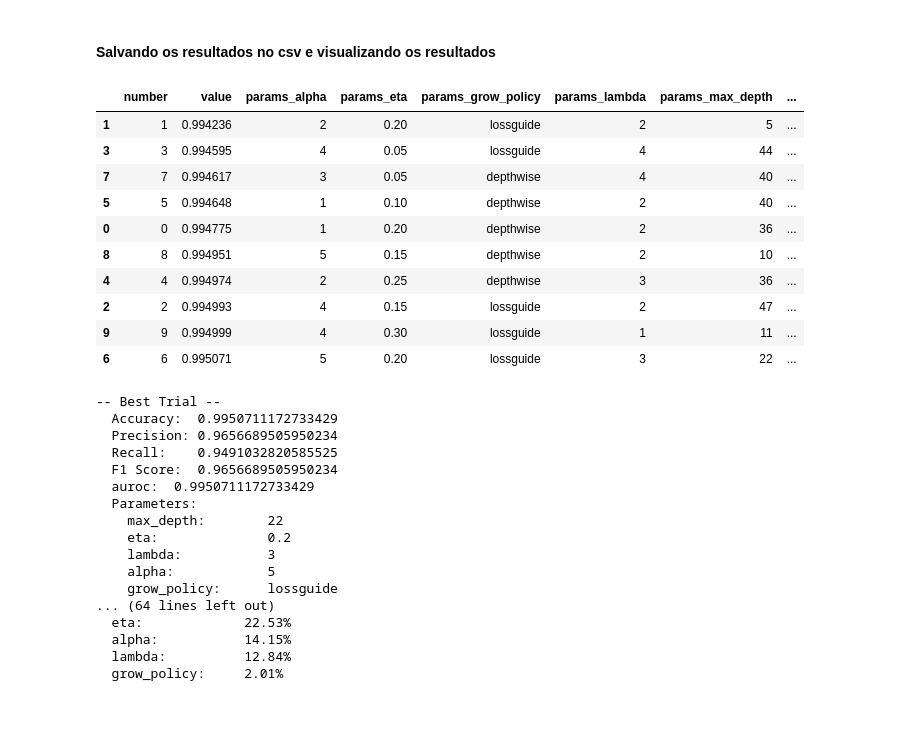
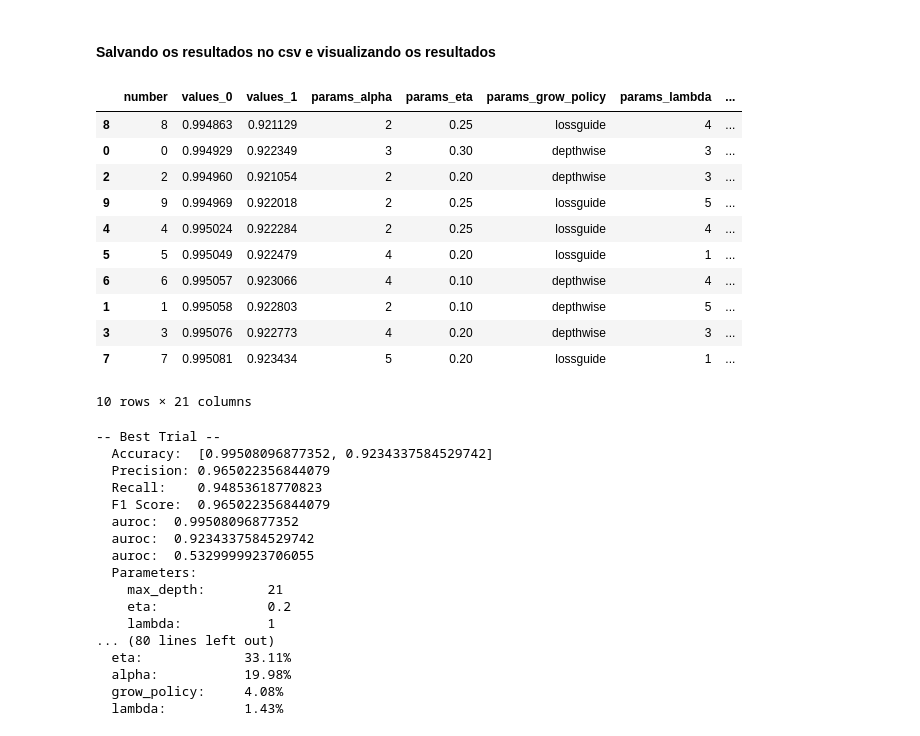
Before and after one commit to GuilhermeMaciel75/RN-Airline-Passenger-Satisfaction, a Jupyter notebook: src/xgboost.ipynb, the cells around one changed output. Cells and saved outputs as stored; diff of their text form; code cells hidden in the pictures.

```diff
--- a/src/xgboost.ipynb
+++ b/src/xgboost.ipynb
@@ -245,4 +251,4 @@ def objective(trial):
 # %%
-study = optuna.create_study(direction='maximize')
+study = optuna.create_study(directions=['maximize', 'maximize'])
 study.optimize(objective, n_trials=10)
 # %% [output]
@@ -352,7 +363,7 @@ AUPR:             0.9932
 # %%
 df = study.trials_dataframe()
 df = df[df["state"] == "COMPLETE"].drop(["datetime_start", "datetime_complete", "duration", "state"], axis=1)
-df = df.sort_values("value")  # Sort based on accuracy
+df = df.sort_values(['values_0', 'values_1'])  # Sort based on accuracy
 
 csv_file = "optuna_results_xgb.csv"
 df_existing = pd.read_csv(csv_file) if os.path.isfile(csv_file) else None
@@ -360,27 +371,30 @@ df_existing = pd.read_csv(csv_file) if os.path.isfile(csv_file) else None
 df_existing = pd.concat([df_existing, df], ignore_index=True) if df_existing is not None else df
 df_existing.to_csv(csv_file, index=False)
 # %%
-df_existing.sort_values("user_attrs_auroc")
+df_existing
 # %% [output]
-|  | number | value | params_alpha | params_eta | params_grow_policy | params_lambda | params_max_depth | ... |
-| 1 | 1 | 0.994236 | 2 | 0.20 | lossguide | 2 | 5 | ... |
-| 3 | 3 | 0.994595 | 4 | 0.05 | lossguide | 4 | 44 | ... |
-| 7 | 7 | 0.994617 | 3 | 0.05 | depthwise | 4 | 40 | ... |
-| 5 | 5 | 0.994648 | 1 | 0.10 | depthwise | 2 | 40 | ... |
-| 0 | 0 | 0.994775 | 1 | 0.20 | depthwise | 2 | 36 | ... |
-| 8 | 8 | 0.994951 | 5 | 0.15 | depthwise | 2 | 10 | ... |
-| 4 | 4 | 0.994974 | 2 | 0.25 | depthwise | 3 | 36 | ... |
-| 2 | 2 | 0.994993 | 4 | 0.15 | lossguide | 2 | 47 | ... |
-| 9 | 9 | 0.994999 | 4 | 0.30 | lossguide | 1 | 11 | ... |
-| 6 | 6 | 0.995071 | 5 | 0.20 | lossguide | 3 | 22 | ... |
+|  | number | values_0 | values_1 | params_alpha | params_eta | params_grow_policy | params_lambda | ... |
+| 8 | 8 | 0.994863 | 0.921129 | 2 | 0.25 | lossguide | 4 | ... |
+| 0 | 0 | 0.994929 | 0.922349 | 3 | 0.30 | depthwise | 3 | ... |
+| 2 | 2 | 0.994960 | 0.921054 | 2 | 0.20 | depthwise | 3 | ... |
+| 9 | 9 | 0.994969 | 0.922018 | 2 | 0.25 | lossguide | 5 | ... |
+| 4 | 4 | 0.995024 | 0.922284 | 2 | 0.25 | lossguide | 4 | ... |
+| 5 | 5 | 0.995049 | 0.922479 | 4 | 0.20 | lossguide | 1 | ... |
+| 6 | 6 | 0.995057 | 0.923066 | 4 | 0.10 | depthwise | 4 | ... |
+| 1 | 1 | 0.995058 | 0.922803 | 2 | 0.10 | depthwise | 5 | ... |
+| 3 | 3 | 0.995076 | 0.922773 | 4 | 0.20 | depthwise | 3 | ... |
+| 7 | 7 | 0.995081 | 0.923434 | 5 | 0.20 | lossguide | 1 | ... |
+10 rows × 21 columns
 # %%
-best_trial = study.best_trial
+best_trial = study.best_trials[0]
 print("\n-- Best Trial --")
-print(f"  Accuracy:  {best_trial.value}")
+print(f"  Accuracy:  {best_trial.values}")
 print(f"  Precision: {best_trial.user_attrs['precision']}")
 print(f"  Recall:    {best_trial.user_attrs['recall']}")
 print(f"  F1 Score:  {best_trial.user_attrs['f1']}")
 print(f"  auroc:  {best_trial.user_attrs['auroc']}")
+print(f"  auroc:  {best_trial.user_attrs['ks_statistic']}")
+print(f"  auroc:  {best_trial.user_attrs['max_distance_at']}")
 
 print("  Parameters: ")
 for key, val in best_trial.params.items():
@@ -390,26 +404,26 @@ for key, val in best_trial.params.items():
 print(f"\n-- Overall Results (Ordered by auroc) --")
 print(df)
 
-most_important_parameters = optuna.importance.get_param_importances(study, target=None)
+most_important_parameters = optuna.importance.get_param_importances(study, target=lambda t: t.values[0])
 
 print("\n-- Most Important Hyperparameters --")
 for key, val in most_important_parameters.items():
     print(f"  {key}: {(15 - len(key)) * ' '}{(100 * val):.2f}%")
 # %% [output]
 -- Best Trial --
-  Accuracy:  0.9950711172733429
-  Precision: 0.9656689505950234
-  Recall:    0.9491032820585525
-  F1 Score:  0.9656689505950234
-  auroc:  0.9950711172733429
+  Accuracy:  [0.99508096877352, 0.9234337584529742]
+  Precision: 0.965022356844079
+  Recall:    0.94853618770823
+  F1 Score:  0.965022356844079
+  auroc:  0.99508096877352
+  auroc:  0.9234337584529742
+  auroc:  0.5329999923706055
   Parameters:
-    max_depth:        22
+    max_depth:        21
     eta:              0.2
-    lambda:           3
-    alpha:            5
-    grow_policy:      lossguide
-... (64 lines left out)
-  eta:             22.53%
-  alpha:           14.15%
-  lambda:          12.84%
-  grow_policy:     2.01%
+    lambda:           1
+... (80 lines left out)
+  eta:             33.11%
+  alpha:           19.98%
+  grow_policy:     4.08%
+  lambda:          1.43%
```
Also changed, not shown: parts of 3 cells of this notebook, 1 other file.
